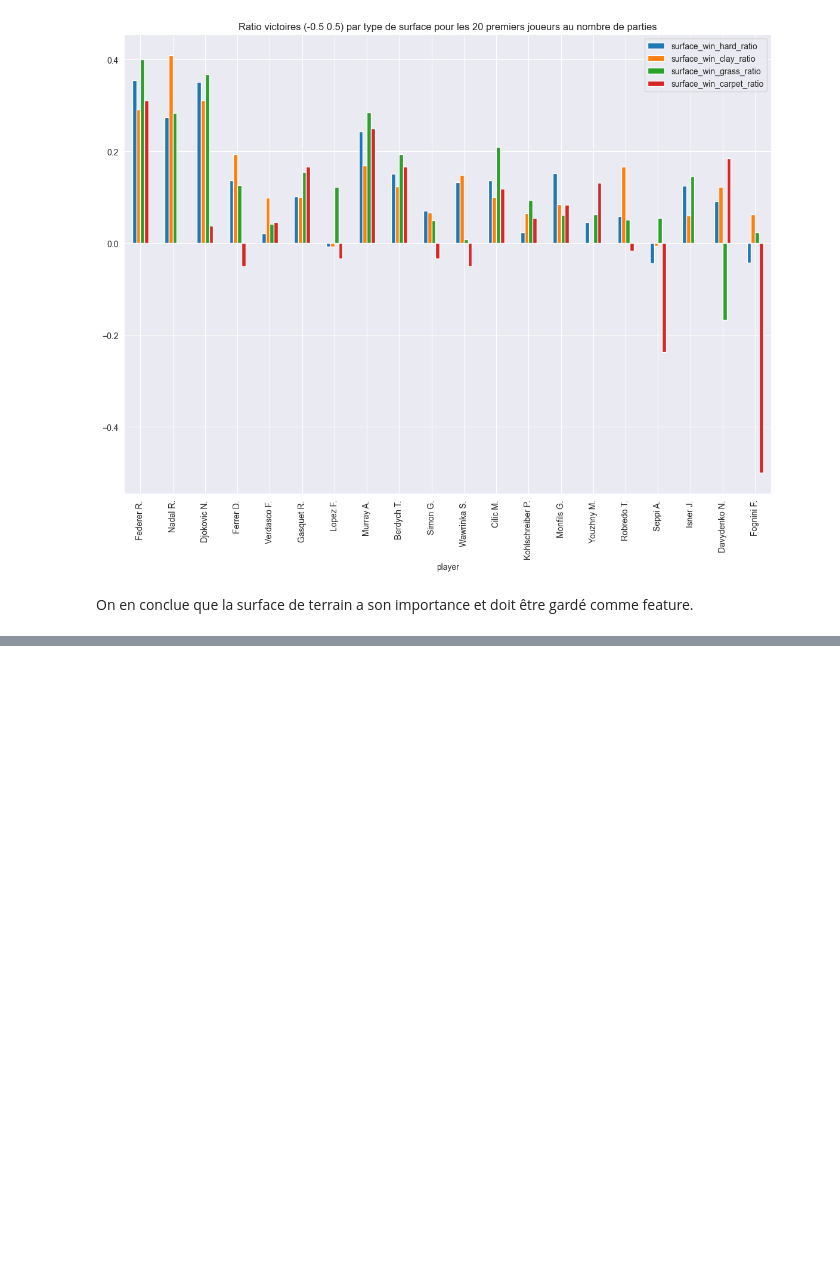
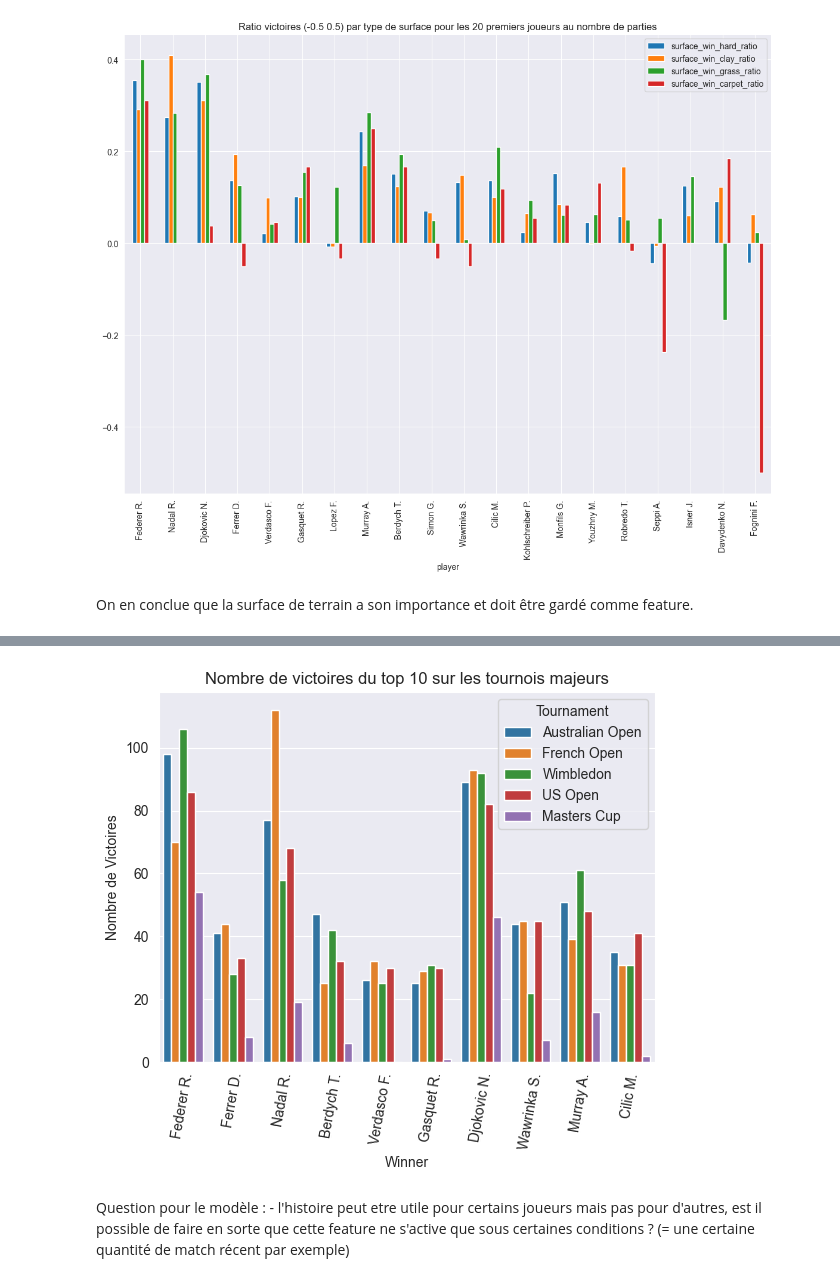
Before and after one commit to chboudry/PariTennis, a Jupyter notebook: analyse.ipynb, the cells around one changed output, grey strips where cells are left out. Saved outputs shown, nothing was run; the diff lists cells and outputs as text; code cells hidden in the pictures; blank space fills up the shorter version.

```diff
--- a/analyse.ipynb
+++ b/analyse.ipynb
@@ -375,0 +439,13 @@ Text(0.5, 1.0, 'Evolution de la performance (ratio victoire défaite) de Agassi
+# %%
+data=df[df.Winner.isin(df.Winner.value_counts().nlargest(10).index.values)]\
+[df.Tournament.isin(['Australian Open','Wimbledon','US Open','French Open','Masters Cup'])]
+sns.countplot(x='Winner',hue='Tournament',data=data)
+plt.xticks(rotation=80)
+plt.ylabel('Nombre de Victoires')
+plt.title('Nombre de victoires du top 10 sur les tournois majeurs')
+plt.show()
+# %% [output]
+[figure, added]
+# %% [markdown]
+Question pour le modèle :
+    - l'histoire peut etre utile pour certains joueurs mais pas pour d'autres, est il possible de faire en sorte que cette feature ne s'active que sous certaines conditions ? (= une certaine quantité de match récent par exemple)
```
Also changed, not shown: parts of 15 cells of this notebook.
